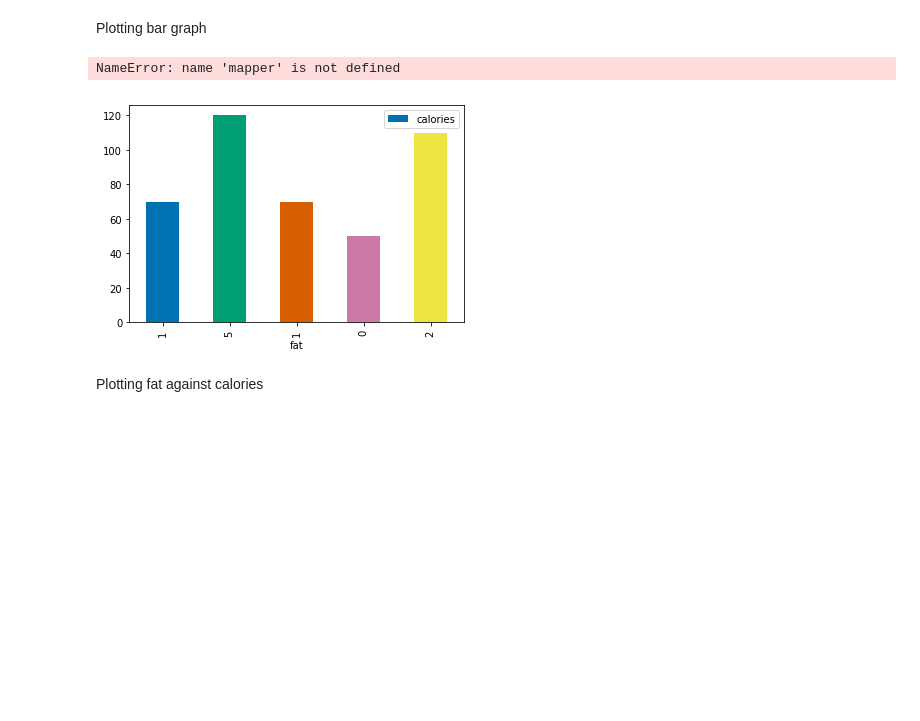
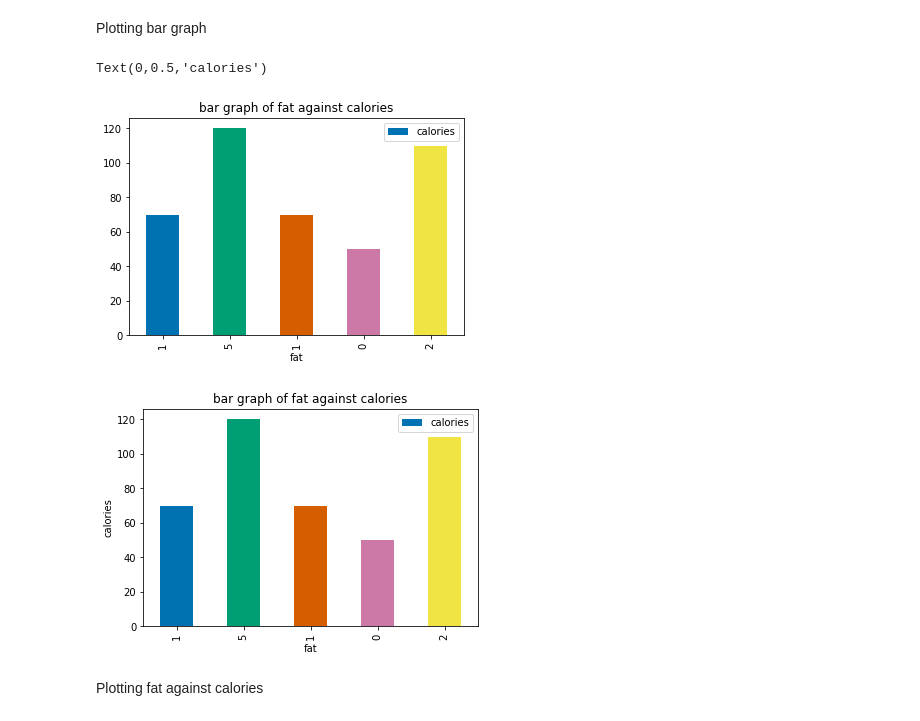
Before and after one commit to Isidore-Newman-School/data-science-SebastianRouse, a Jupyter notebook: Data_1.4 Plotting.ipynb, the cells around one changed output. Saved outputs shown, nothing was run; the diff lists cells and outputs as text; code cells hidden in the pictures; blank space fills up the shorter version.

Commit message:
figured out how to label axes

```diff
--- a/Data_1.4 Plotting.ipynb
+++ b/Data_1.4 Plotting.ipynb
@@ -51,12 +51,15 @@ array([[<matplotlib.axes._subplots.AxesSubplot object at 0x...>]],
 [figure]
 # %% [markdown]
 Plotting bar graph
-# %%
-df.head().plot('fat', 'calories', kind = 'bar')
-df.rename_axis(mapper, axis=0, copy=True, inplace=False)
-# %% [output]
-NameError: name 'mapper' is not defined
-[figure, removed]
+# %%
+df.head().plot('fat', 'calories', kind = 'bar', title = 'bar graph of fat against calories')
+ax = df.head().plot('fat', 'calories', kind = 'bar', title = 'bar graph of fat against calories')
+ax.set_xlabel("fat")
+ax.set_ylabel("calories")
+# %% [output]
+Text(0,0.5,'calories')
+[figure, added]
+[figure, added]
 # %% [markdown]
 Plotting fat against calories
 # %%
```
Also changed, not shown: parts of 1 cell of this notebook.
